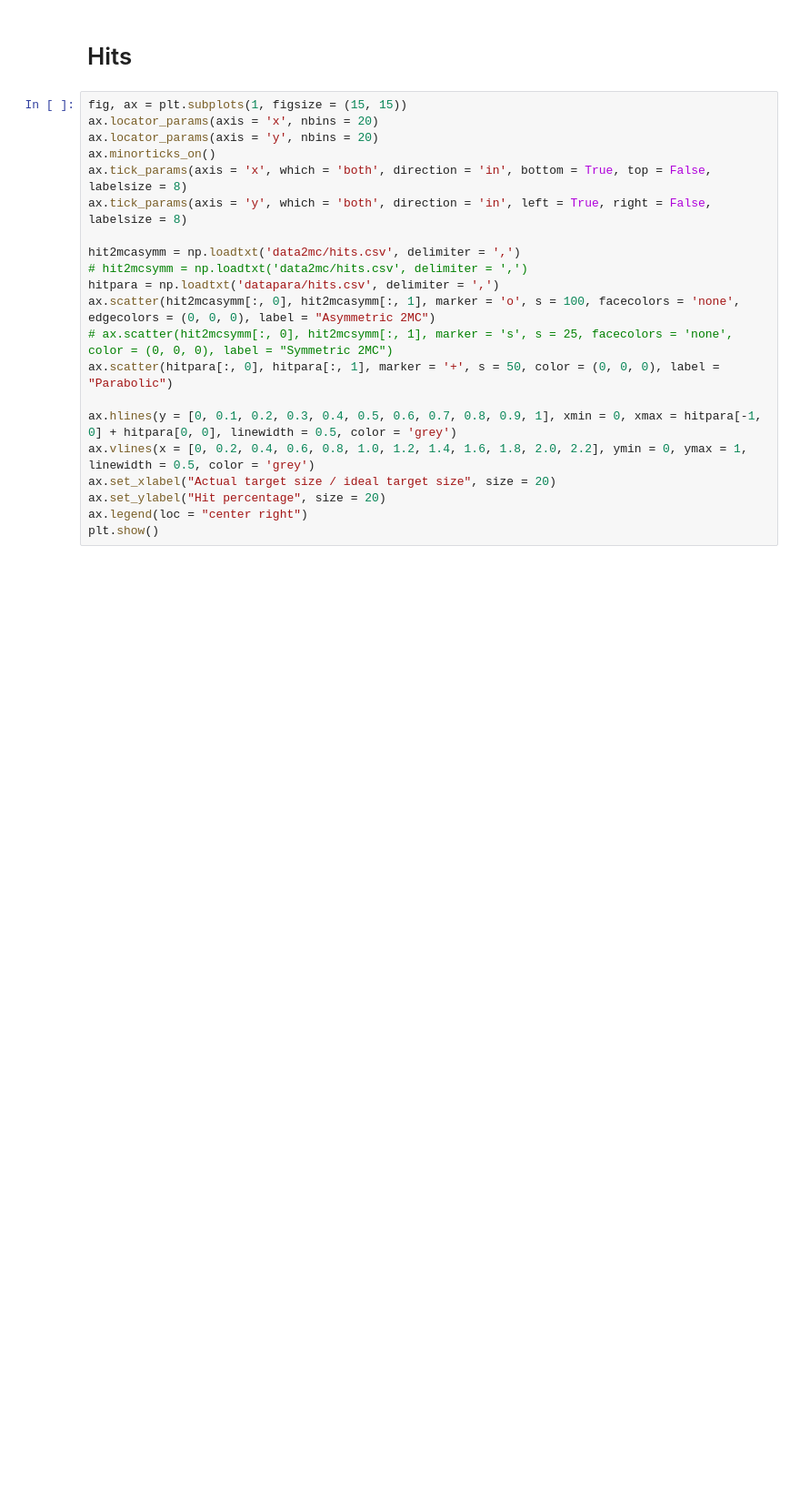
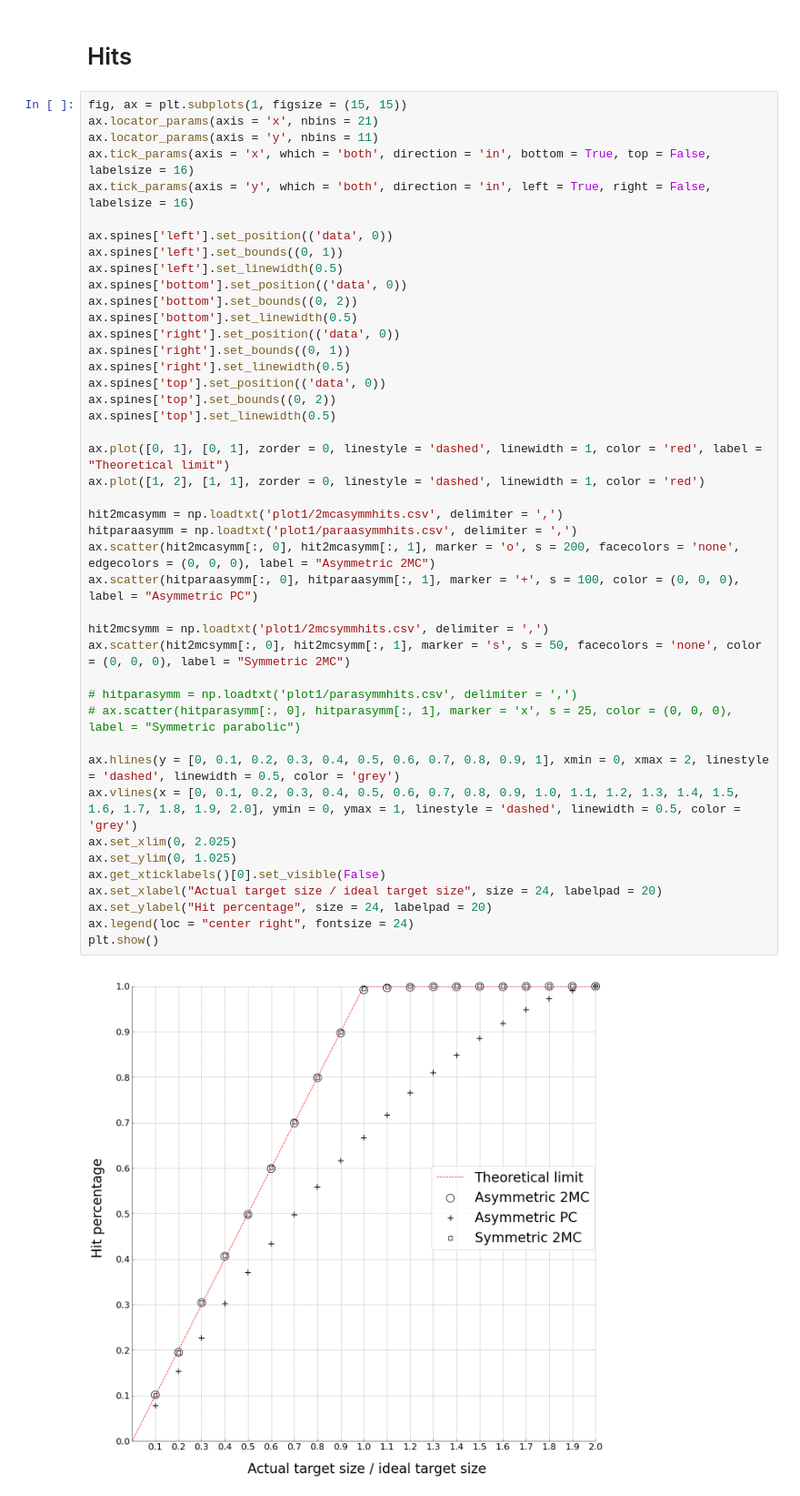
Before and after one commit to ssteinberg/solar_optical_concentrator, a Jupyter notebook: plotfin1.ipynb, the cells around one changed output. Shown at 91% size. Drawn from its saved outputs; the diff is of its cells as text; blank space fills up the shorter version.

```diff
--- a/plotfin1.ipynb
+++ b/plotfin1.ipynb
@@ -127,22 +142,46 @@ plt.show()
 # Hits
 # %%
 fig, ax = plt.subplots(1, figsize = (15, 15))
-ax.locator_params(axis = 'x', nbins = 20)
-ax.locator_params(axis = 'y', nbins = 20)
-ax.minorticks_on()
-ax.tick_params(axis = 'x', which = 'both', direction = 'in', bottom = True, top = False, labelsize = 8)
-ax.tick_params(axis = 'y', which = 'both', direction = 'in', left = True, right = False, labelsize = 8)
+ax.locator_params(axis = 'x', nbins = 21)
+ax.locator_params(axis = 'y', nbins = 11)
+ax.tick_params(axis = 'x', which = 'both', direction = 'in', bottom = True, top = False, labelsize = 16)
+ax.tick_params(axis = 'y', which = 'both', direction = 'in', left = True, right = False, labelsize = 16)
 
-hit2mcasymm = np.loadtxt('data2mc/hits.csv', delimiter = ',')
-# hit2mcsymm = np.loadtxt('data2mc/hits.csv', delimiter = ',')
-hitpara = np.loadtxt('datapara/hits.csv', delimiter = ',')
-ax.scatter(hit2mcasymm[:, 0], hit2mcasymm[:, 1], marker = 'o', s = 100, facecolors = 'none', edgecolors = (0, 0, 0), label = "Asymmetric 2MC")
-# ax.scatter(hit2mcsymm[:, 0], hit2mcsymm[:, 1], marker = 's', s = 25, facecolors = 'none', color = (0, 0, 0), label = "Symmetric 2MC")
-ax.scatter(hitpara[:, 0], hitpara[:, 1], marker = '+', s = 50, color = (0, 0, 0), label = "Parabolic")
+ax.spines['left'].set_position(('data', 0))
+ax.spines['left'].set_bounds((0, 1))
+ax.spines['left'].set_linewidth(0.5)
+ax.spines['bottom'].set_position(('data', 0))
+ax.spines['bottom'].set_bounds((0, 2))
+ax.spines['bottom'].set_linewidth(0.5)
+ax.spines['right'].set_position(('data', 0))
+ax.spines['right'].set_bounds((0, 1))
+ax.spines['right'].set_linewidth(0.5)
+ax.spines['top'].set_position(('data', 0))
+ax.spines['top'].set_bounds((0, 2))
+ax.spines['top'].set_linewidth(0.5)
 
-ax.hlines(y = [0, 0.1, 0.2, 0.3, 0.4, 0.5, 0.6, 0.7, 0.8, 0.9, 1], xmin = 0, xmax = hitpara[-1, 0] + hitpara[0, 0], linewidth = 0.5, color = 'grey')
-ax.vlines(x = [0, 0.2, 0.4, 0.6, 0.8, 1.0, 1.2, 1.4, 1.6, 1.8, 2.0, 2.2], ymin = 0, ymax = 1, linewidth = 0.5, color = 'grey')
-ax.set_xlabel("Actual target size / ideal target size", size = 20)
-ax.set_ylabel("Hit percentage", size = 20)
-ax.legend(loc = "center right")
+ax.plot([0, 1], [0, 1], zorder = 0, linestyle = 'dashed', linewidth = 1, color = 'red', label = "Theoretical limit")
+ax.plot([1, 2], [1, 1], zorder = 0, linestyle = 'dashed', linewidth = 1, color = 'red')
+
+hit2mcasymm = np.loadtxt('plot1/2mcasymmhits.csv', delimiter = ',')
+hitparaasymm = np.loadtxt('plot1/paraasymmhits.csv', delimiter = ',')
+ax.scatter(hit2mcasymm[:, 0], hit2mcasymm[:, 1], marker = 'o', s = 200, facecolors = 'none', edgecolors = (0, 0, 0), label = "Asymmetric 2MC")
+ax.scatter(hitparaasymm[:, 0], hitparaasymm[:, 1], marker = '+', s = 100, color = (0, 0, 0), label = "Asymmetric PC")
+
+hit2mcsymm = np.loadtxt('plot1/2mcsymmhits.csv', delimiter = ',')
+ax.scatter(hit2mcsymm[:, 0], hit2mcsymm[:, 1], marker = 's', s = 50, facecolors = 'none', color = (0, 0, 0), label = "Symmetric 2MC")
+
+# hitparasymm = np.loadtxt('plot1/parasymmhits.csv', delimiter = ',')
+# ax.scatter(hitparasymm[:, 0], hitparasymm[:, 1], marker = 'x', s = 25, color = (0, 0, 0), label = "Symmetric parabolic")
+
+ax.hlines(y = [0, 0.1, 0.2, 0.3, 0.4, 0.5, 0.6, 0.7, 0.8, 0.9, 1], xmin = 0, xmax = 2, linestyle = 'dashed', linewidth = 0.5, color = 'grey')
+ax.vlines(x = [0, 0.1, 0.2, 0.3, 0.4, 0.5, 0.6, 0.7, 0.8, 0.9, 1.0, 1.1, 1.2, 1.3, 1.4, 1.5, 1.6, 1.7, 1.8, 1.9, 2.0], ymin = 0, ymax = 1, linestyle = 'dashed', linewidth = 0.5, color = 'grey')
+ax.set_xlim(0, 2.025)
+ax.set_ylim(0, 1.025)
+ax.get_xticklabels()[0].set_visible(False)
+ax.set_xlabel("Actual target size / ideal target size", size = 24, labelpad = 20)
+ax.set_ylabel("Hit percentage", size = 24, labelpad = 20)
+ax.legend(loc = "center right", fontsize = 24)
 plt.show()
+# %% [output]
+[figure, added]
```
Also changed, not shown: parts of 5 cells of this notebook, 5 other files.
